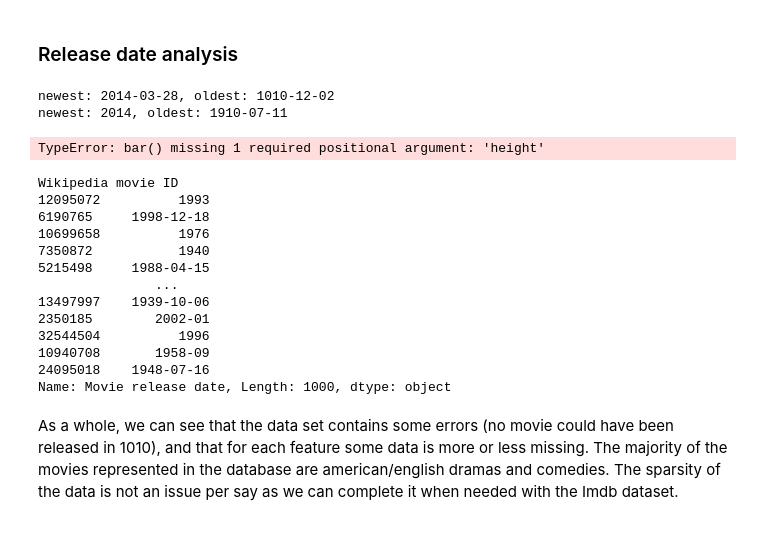
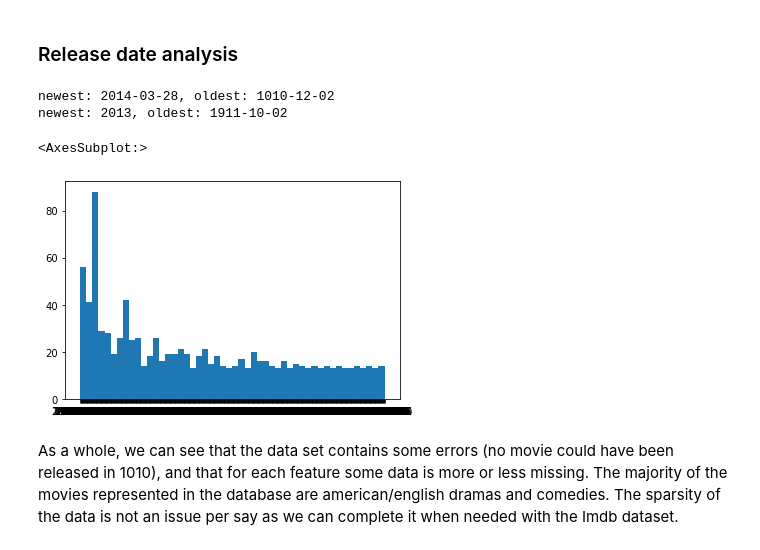
Before and after one commit to epfl-ada/ada-2022-project-r4d4r, a Jupyter notebook: Initial_analysis.ipynb, the cells around one changed output. Drawn from its saved outputs; the diff is of its cells as text; code cells hidden in the pictures.

```diff
--- a/Initial_analysis.ipynb
+++ b/Initial_analysis.ipynb
@@ -224,30 +224,14 @@ plt.show()
 # %%
 cleaned_dates = pd.to_datetime(df_movie_metadata['Movie release date'].dropna(), errors="ignore")
 date_sample = cleaned_dates.sample(n = 1000)
 print(f"newest: {cleaned_dates.max()}, oldest: {cleaned_dates.min()}")
 print(f"newest: {date_sample.max()}, oldest: {date_sample.min()}")
-#date_sample.hist(bins = 50)
-plt.bar(date_sample)
+date_sample.hist(bins = 50, grid=False)
 # %% [output]
 newest: 2014-03-28, oldest: 1010-12-02
-newest: 2014, oldest: 1910-07-11
+newest: 2013, oldest: 1911-10-02
-TypeError: bar() missing 1 required positional argument: 'height'
+<AxesSubplot:>
+[figure, added]
-# %%
-date_sample
-# %% [output]
-Wikipedia movie ID
-12095072          1993
-6190765     1998-12-18
-10699658          1976
-7350872           1940
-5215498     1988-04-15
-               ...
-13497997    1939-10-06
-2350185        2002-01
-32544504          1996
-10940708       1958-09
-24095018    1948-07-16
-Name: Movie release date, Length: 1000, dtype: object
 # %% [markdown]
 As a whole, we can see that the data set contains some errors (no movie could have been released in 1010), and that for each feature some data is more or less missing. The majority of the movies represented in the database are american/english dramas and comedies. The sparsity of the data is not an issue per say as we can complete it when needed with the Imdb dataset.
 # %% [markdown]
```
